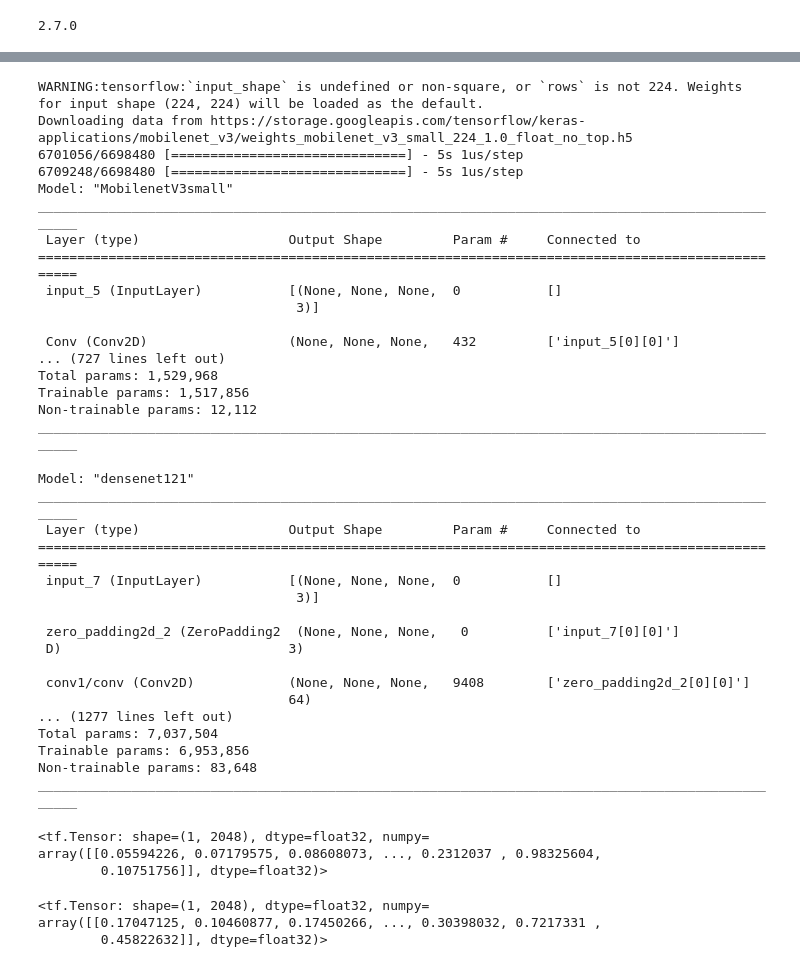
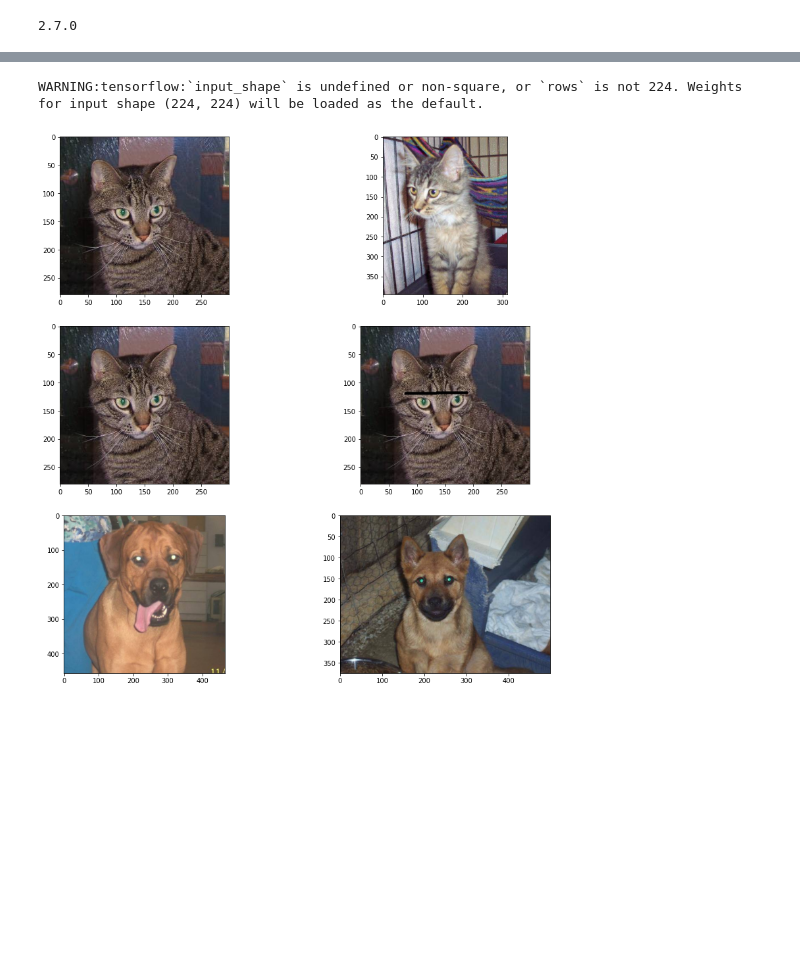
Before and after one commit to Qucy/kms_backend, a Jupyter notebook: notebooks/image_similarity_compare.ipynb, the cells around one changed output, grey strips where cells are left out. Drawn from its saved outputs; the diff is of its cells as text; code cells hidden in the pictures; blank space fills up the shorter version.

```diff
--- a/notebooks/image_similarity_compare.ipynb
+++ b/notebooks/image_similarity_compare.ipynb
@@ -53,25 +38,9 @@ mobileNetV3 = applications.MobileNetV3Small(
     include_preprocessing=False
 )
 
-mobileNetV3.summary()
+# mobileNetV3.summary()
 # %% [output]
 WARNING:tensorflow:`input_shape` is undefined or non-square, or `rows` is not 224. Weights for input shape (224, 224) will be loaded as the default.
-Downloading data from https://storage.googleapis.com/tensorflow/keras-applications/mobilenet_v3/weights_mobilenet_v3_small_224_1.0_float_no_top.h5
-6701056/6698480 [==============================] - 5s 1us/step
-6709248/6698480 [==============================] - 5s 1us/step
-Model: "MobilenetV3small"
-__________________________________________________________________________________________________
- Layer (type)                   Output Shape         Param #     Connected to
-==================================================================================================
- input_5 (InputLayer)           [(None, None, None,  0           []
-                                 3)]
-
- Conv (Conv2D)                  (None, None, None,   432         ['input_5[0][0]']
-... (727 lines left out)
-Total params: 1,529,968
-Trainable params: 1,517,856
-Non-trainable params: 12,112
-__________________________________________________________________________________________________
 # %%
 # loading DenseNet121
 denseNet121 = applications.densenet.DenseNet121(
@@ -81,25 +50,7 @@ denseNet121 = applications.densenet.DenseNet121(
     pooling='avg'
 )
 
-denseNet121.summary()
+# denseNet121.summary()
-# %% [output]
-Model: "densenet121"
-__________________________________________________________________________________________________
- Layer (type)                   Output Shape         Param #     Connected to
-==================================================================================================
- input_7 (InputLayer)           [(None, None, None,  0           []
-                                 3)]
-
- zero_padding2d_2 (ZeroPadding2  (None, None, None,   0          ['input_7[0][0]']
- D)                             3)
-
- conv1/conv (Conv2D)            (None, None, None,   9408        ['zero_padding2d_2[0][0]']
-                                64)
-... (1277 lines left out)
-Total params: 7,037,504
-Trainable params: 6,953,856
-Non-trainable params: 83,648
-__________________________________________________________________________________________________
 # %%
 def concat_and_display_2_images(image_path_1, image_path_2, shape=(224, 224), interpolation=cv2.INTER_AREA):
     """ concat 2 image horizontally and display it in the window
@@ -117,7 +68,28 @@ def concat_and_display_2_images(image_path_1, image_path_2, shape=(224, 224), in
     cv2.waitKey(0)
     #closing all open windows
     cv2.destroyAllWindows()
+
+
+def display_image_in_chart(files):
+    _, axes = plt.subplots(3, 2, figsize=(15, 15))
+    file_index = 0
+    for row in range(0, 3):
+        for col in range(0, 2):
+            orig = cv2.imread(files[file_index])
+            cv_rgb = cv2.cvtColor(orig, cv2.COLOR_BGR2RGB)
+            axes[row][col].imshow(cv_rgb)
+            file_index += 1
+    plt.show()
 # %%
 # display 2 cats image
 cat_1, cat_2 = 'cat.1.jpg', 'cat.2.jpg'
-concat_and_display_2_images(cat_1, cat_2)
+cat_1, cat_1_modified = 'cat.1.jpg', 'cat.1.modified.jpg'
+dog_1, dog_2 = 'dog.30.jpg', 'dog.32.jpg'
+
+# images paths
+image_files = [cat_1, cat_2, cat_1, cat_1_modified, dog_1, dog_2]
+
+# call display function
+display_image_in_chart(image_files)
+# %% [output]
+[figure, added]
@@ -137,6 +125,0 @@ result = model(image)
-# %%
-result
-# %% [output]
-<tf.Tensor: shape=(1, 2048), dtype=float32, numpy=
-array([[0.05594226, 0.07179575, 0.08608073, ..., 0.2312037 , 0.98325604,
-        0.10751756]], dtype=float32)>
@@ -147,6 +125,0 @@ result2 = model(image2)
-# %%
-result2
-# %% [output]
-<tf.Tensor: shape=(1, 2048), dtype=float32, numpy=
-array([[0.17047125, 0.10460877, 0.17450266, ..., 0.30398032, 0.7217331 ,
-        0.45822632]], dtype=float32)>
```
Also changed, not shown: parts of 19 cells of this notebook, 4 other files.
